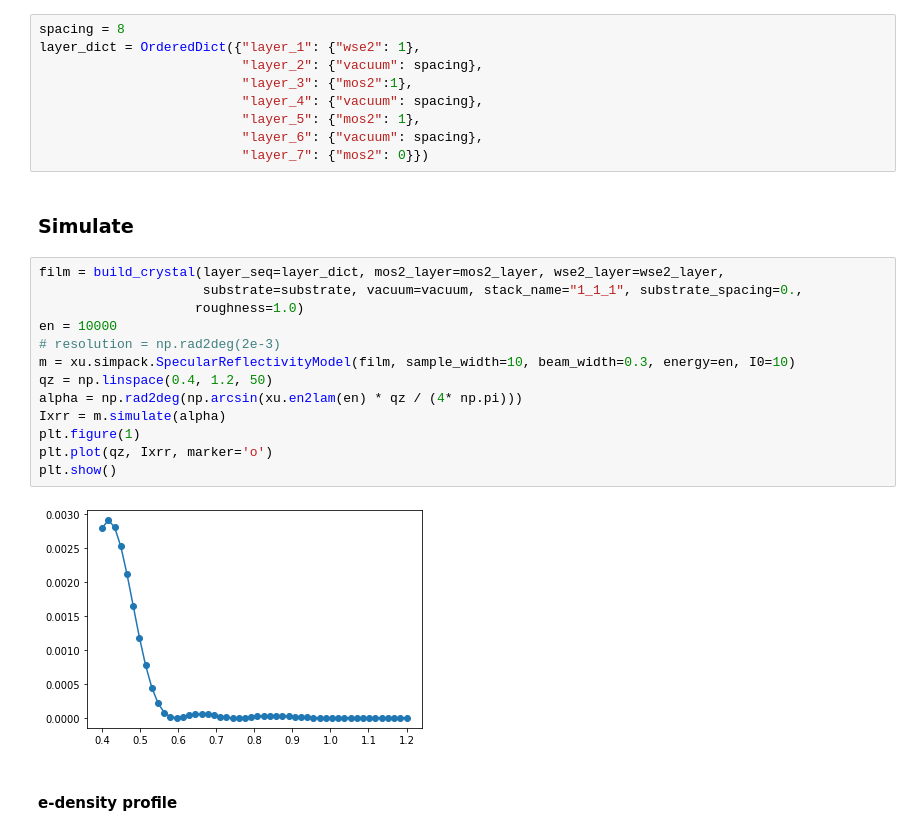
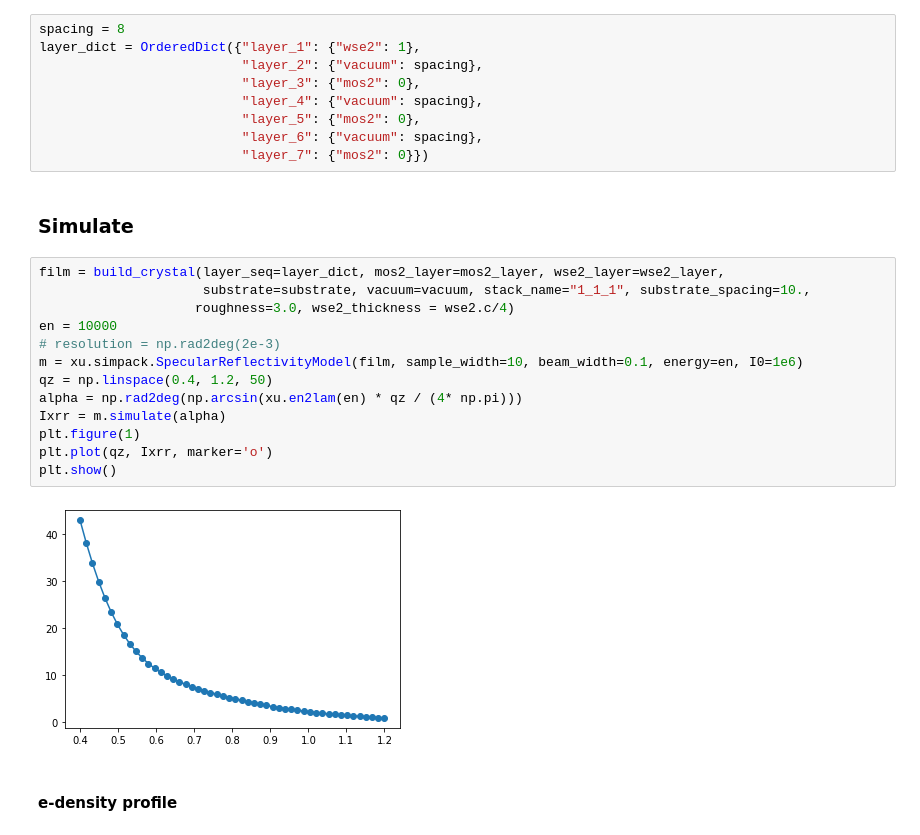
Before and after one commit to nlaanait/2DMAT-XRIM, a Jupyter notebook: src/wse2_sim_fit.ipynb, the cells around one changed output. Drawn from its saved outputs; the diff is of its cells as text.

```diff
--- a/src/wse2_sim_fit.ipynb
+++ b/src/wse2_sim_fit.ipynb
@@ -34,28 +42,28 @@ mos2_layer = xu.simpack.Layer(mos2_slab, mos2.c, roughness=0.00)
 spacing = 8
 layer_dict = OrderedDict({"layer_1": {"wse2": 1},
                           "layer_2": {"vacuum": spacing},
-                          "layer_3": {"mos2":1},
+                          "layer_3": {"mos2": 0},
                           "layer_4": {"vacuum": spacing},
-                          "layer_5": {"mos2": 1},
+                          "layer_5": {"mos2": 0},
                           "layer_6": {"vacuum": spacing},
                           "layer_7": {"mos2": 0}})
 # %% [markdown]
 ### Simulate
 # %%
 film = build_crystal(layer_seq=layer_dict, mos2_layer=mos2_layer, wse2_layer=wse2_layer,
-                     substrate=substrate, vacuum=vacuum, stack_name="1_1_1", substrate_spacing=0.,
-                    roughness=1.0)
+                     substrate=substrate, vacuum=vacuum, stack_name="1_1_1", substrate_spacing=10.,
+                    roughness=3.0, wse2_thickness = wse2.c/4)
 en = 10000
 # resolution = np.rad2deg(2e-3)
-m = xu.simpack.SpecularReflectivityModel(film, sample_width=10, beam_width=0.3, energy=en, I0=10)
+m = xu.simpack.SpecularReflectivityModel(film, sample_width=10, beam_width=0.1, energy=en, I0=1e6)
 qz = np.linspace(0.4, 1.2, 50)
 alpha = np.rad2deg(np.arcsin(xu.en2lam(en) * qz / (4* np.pi)))
 Ixrr = m.simulate(alpha)
 plt.figure(1)
 plt.plot(qz, Ixrr, marker='o')
 plt.show()
 # %% [output]
-[figure, old version]
+[figure, new version]
 # %% [markdown]
 #### e-density profile
 # %%
```
Also changed, not shown: parts of 12 cells of this notebook.
